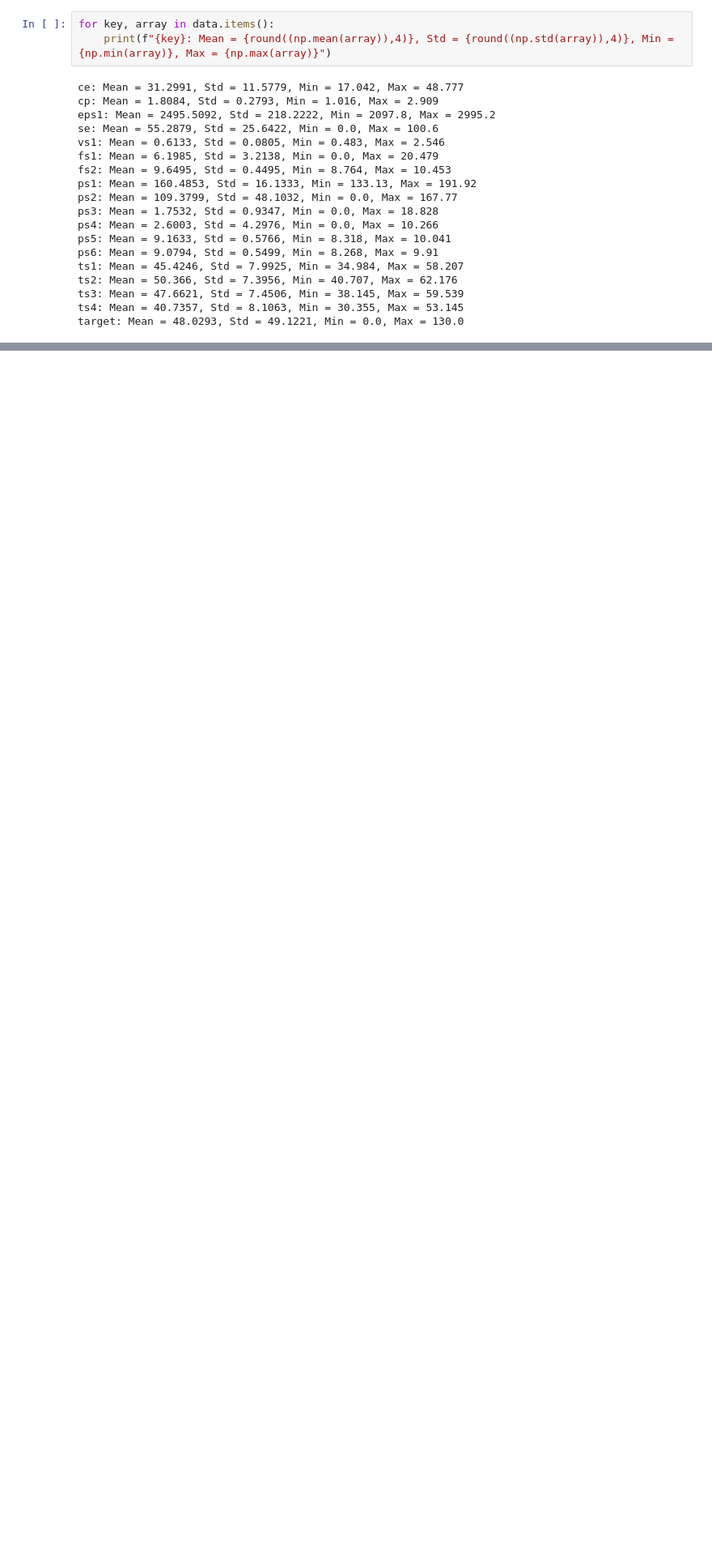
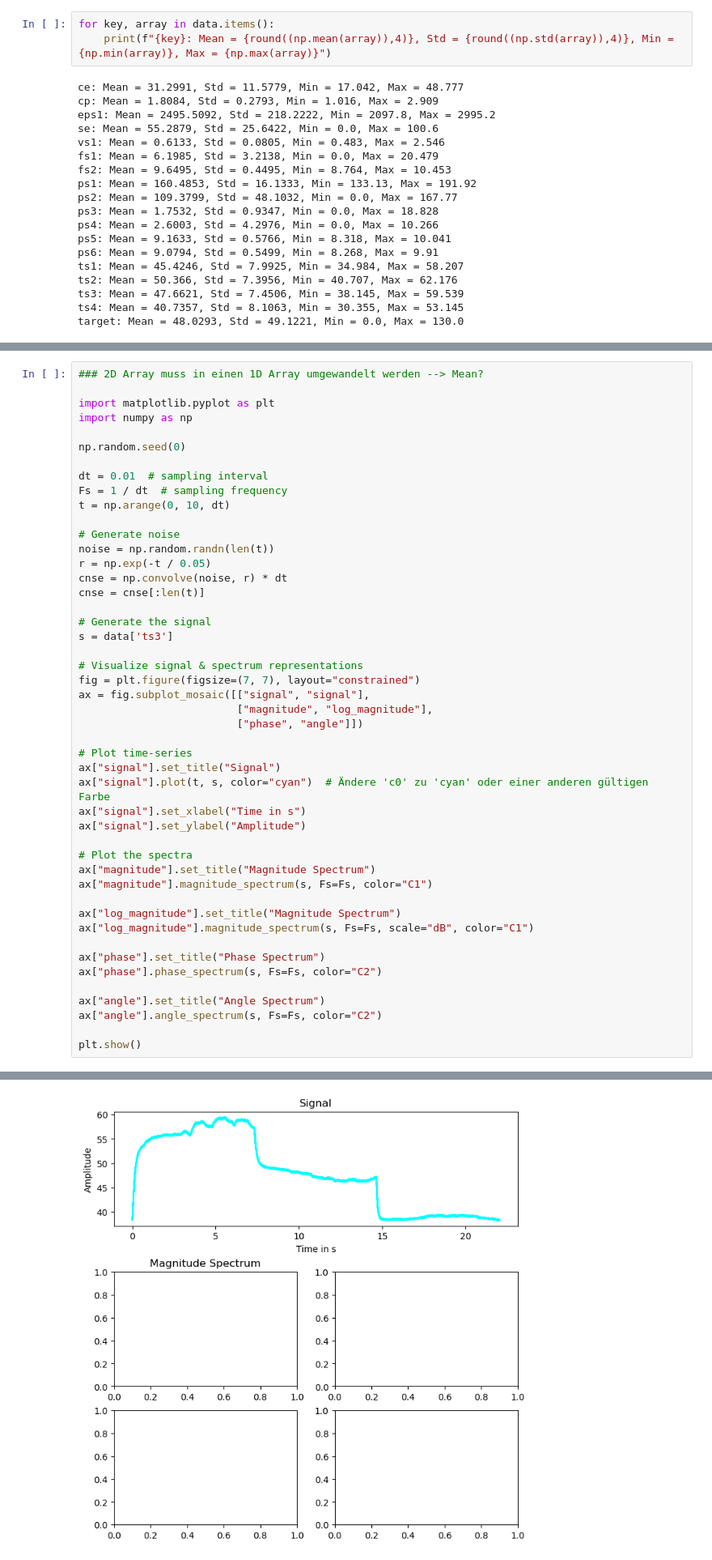
Before and after one commit to danielsaiger1/uni_projects, a Jupyter notebook: python_advanced/final_project/final_project.ipynb, the cells around one changed output, grey strips where cells are left out. Shown at 81% size. Saved outputs shown, nothing was run; the diff lists cells and outputs as text; blank space fills up the shorter version.

Commit message:
EDA: Magnitude and phase spectrum

```diff
--- a/python_advanced/final_project/final_project.ipynb
+++ b/python_advanced/final_project/final_project.ipynb
@@ -120,3 +148,51 @@ plt.ylabel("Signalwert")
 plt.show()
 # %% [output]
 [figure]
+# %%
+### 2D Array muss in einen 1D Array umgewandelt werden --> Mean?
+
+import matplotlib.pyplot as plt
+import numpy as np
+
+np.random.seed(0)
+
+dt = 0.01  # sampling interval
+Fs = 1 / dt  # sampling frequency
+t = np.arange(0, 10, dt)
+
+# Generate noise
+noise = np.random.randn(len(t))
+r = np.exp(-t / 0.05)
+cnse = np.convolve(noise, r) * dt
+cnse = cnse[:len(t)]
+
+# Generate the signal
+s = data['ts3']
+
+# Visualize signal & spectrum representations
+fig = plt.figure(figsize=(7, 7), layout="constrained")
+ax = fig.subplot_mosaic([["signal", "signal"],
+                         ["magnitude", "log_magnitude"],
+                         ["phase", "angle"]])
+
+# Plot time-series
+ax["signal"].set_title("Signal")
+ax["signal"].plot(t, s, color="cyan")  # Ändere 'c0' zu 'cyan' oder einer anderen gültigen Farbe
+ax["signal"].set_xlabel("Time in s")
+ax["signal"].set_ylabel("Amplitude")
+
+# Plot the spectra
+ax["magnitude"].set_title("Magnitude Spectrum")
+ax["magnitude"].magnitude_spectrum(s, Fs=Fs, color="C1")
+
+ax["log_magnitude"].set_title("Magnitude Spectrum")
+ax["log_magnitude"].magnitude_spectrum(s, Fs=Fs, scale="dB", color="C1")
+
+ax["phase"].set_title("Phase Spectrum")
+ax["phase"].phase_spectrum(s, Fs=Fs, color="C2")
+
+ax["angle"].set_title("Angle Spectrum")
+ax["angle"].angle_spectrum(s, Fs=Fs, color="C2")
+
+plt.show()
+# %% [output]
@@ -122,0 +200 @@ plt.show()
+[figure, added]
```
Also changed, not shown: parts of 4 cells of this notebook.
